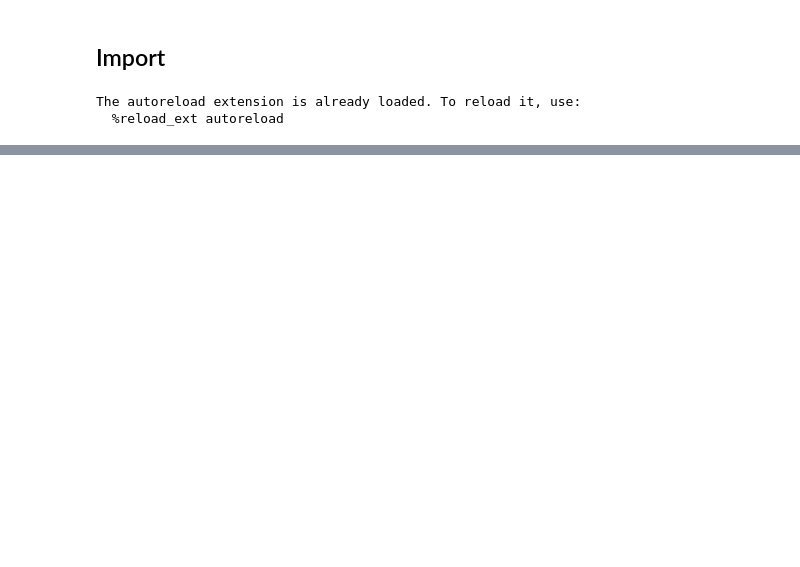
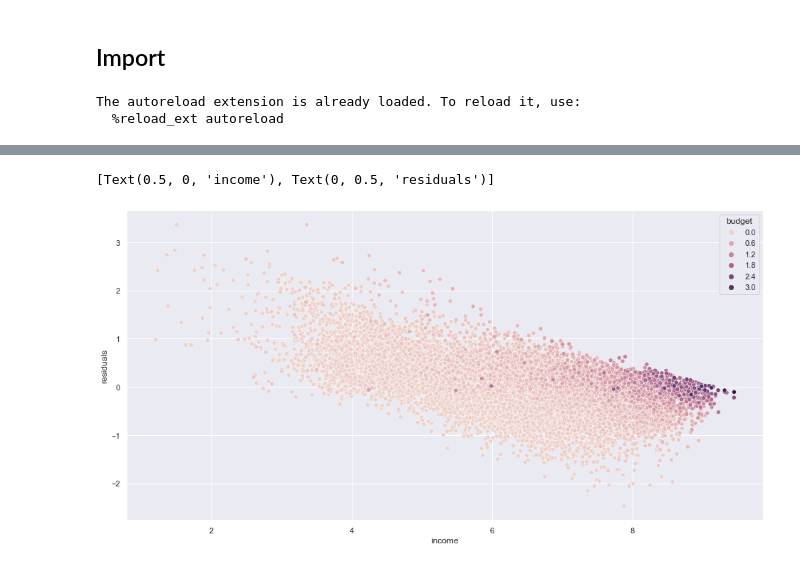
Before and after one commit to OscarTou/CinePred, a Jupyter notebook: notebooks/RM_notebook.ipynb, the cells around one changed output, grey strips where cells are left out. Drawn from its saved outputs; the diff is of its cells as text; code cells hidden in the pictures; blank space fills up the shorter version.

```diff
--- a/notebooks/RM_notebook.ipynb
+++ b/notebooks/RM_notebook.ipynb
@@ -75,0 +93,3 @@ mae = fit_and_score(pipeline, X, y)
+# %%
+sns.set(rc={'figure.figsize':(16,8)})
+sns.histplot(y, kde=True, edgecolor='w')
@@ -75,0 +119,38 @@ mae = fit_and_score(pipeline, X, y)
+# %%
+df = import_data('../raw_data/IMDb movies.csv')
+ohe = GenreOHE()
+df = preproc(df)
+ohe.fit(df)
+df = ohe.transform(df)
+
+df.sort_values('budget', inplace=True)
+df.reset_index(inplace=True)
+df.drop(columns='index', inplace=True)
+
+mid = int(df.shape[0] / 2)
+df1 = df.iloc[:mid]
+df2 = df.iloc[mid:]
+
+X1 = df1.drop(columns='worlwide_gross_income')
+y1 = df1['worlwide_gross_income']
+
+X2 = df2.drop(columns='worlwide_gross_income')
+y2 = df2['worlwide_gross_income']
+
+model1 = XGBRegressor().fit(X1, y1)
+model2 = XGBRegressor().fit(X2, y2)
+
+predict_y1 = model1.predict(X1)
+predict_y2 = model2.predict(X2)
+
+residuals1 = predict_y1 - y1
+residuals2 = predict_y2 - y2
+
+residuals = pd.concat([residuals1,residuals2])
+y = pd.concat([y1,y2])
+# %%
+ax = sns.scatterplot(x=y,y=residuals, hue=df['budget'])
+ax.set(xlabel='income', ylabel='residuals')
+# %% [output]
+[Text(0.5, 0, 'income'), Text(0, 0.5, 'residuals')]
+[figure, added]
```
Also changed, not shown: parts of 15 cells of this notebook.
